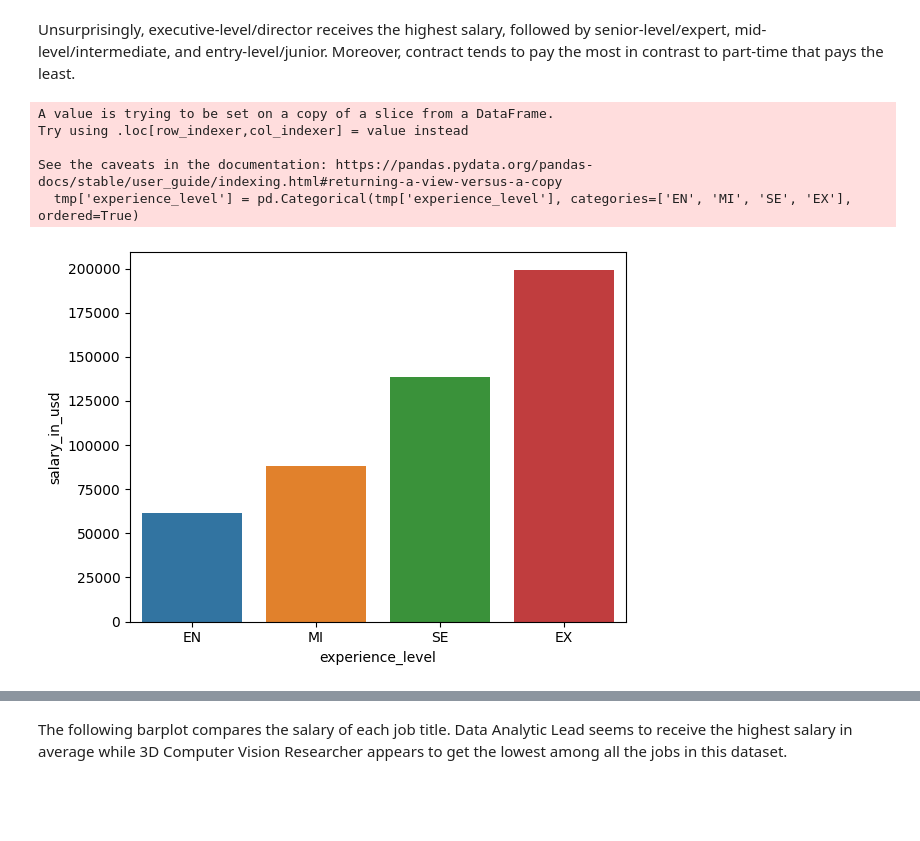
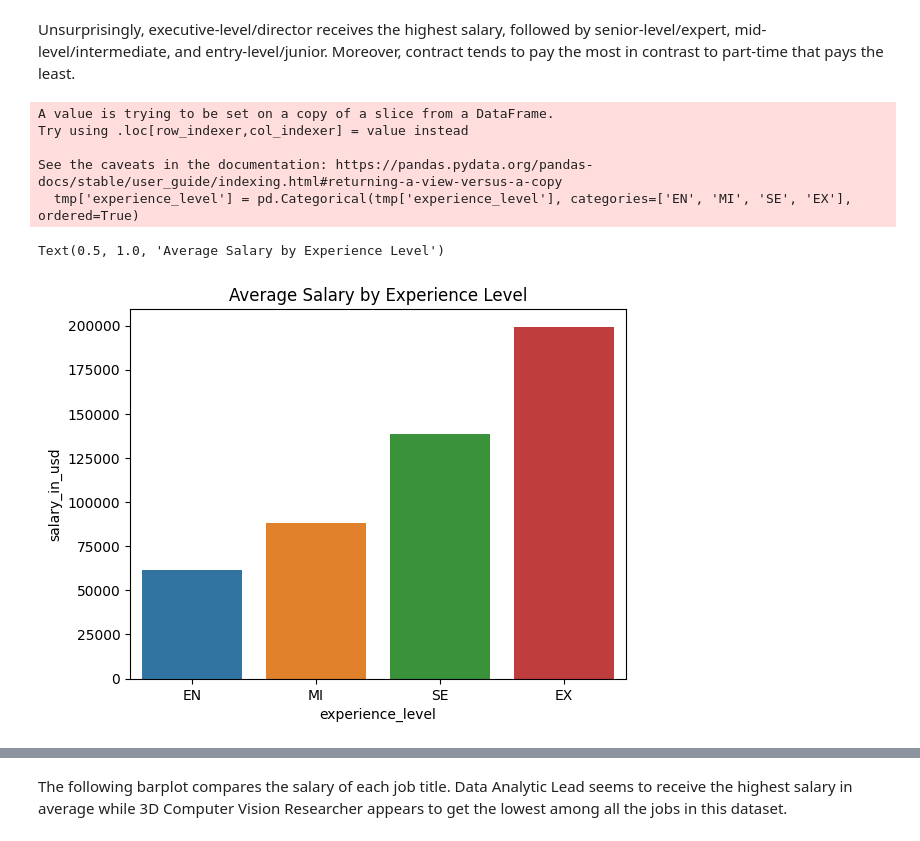
Before and after one commit to jtlantz/dm-proj1, a Jupyter notebook: notebooks/ds_salaries.ipynb, the cells around one changed output, grey strips where cells are left out. Cells and saved outputs as stored; diff of their text form; code cells hidden in the pictures; blank space fills up the shorter version.

```diff
--- a/notebooks/ds_salaries.ipynb
+++ b/notebooks/ds_salaries.ipynb
@@ -275,15 +260,17 @@ Unsurprisingly, executive-level/director receives the highest salary, followed b
 # %%
 tmp = df[['salary_in_usd', 'experience_level']]
 tmp['experience_level'] = pd.Categorical(tmp['experience_level'], categories=['EN', 'MI', 'SE', 'EX'], ordered=True)
 tmp = tmp.groupby(['experience_level'])['salary_in_usd'].mean().reset_index()
-ax = sns.barplot(data=tmp, x='experience_level', y='salary_in_usd')
+plot = sns.barplot(data=tmp, x='experience_level', y='salary_in_usd')
+plot.set_title('Average Salary by Experience Level')
 # %% [output]
 A value is trying to be set on a copy of a slice from a DataFrame.
 Try using .loc[row_indexer,col_indexer] = value instead
 
 See the caveats in the documentation: https://pandas.pydata.org/pandas-docs/stable/user_guide/indexing.html#returning-a-view-versus-a-copy
   tmp['experience_level'] = pd.Categorical(tmp['experience_level'], categories=['EN', 'MI', 'SE', 'EX'], ordered=True)
+Text(0.5, 1.0, 'Average Salary by Experience Level')
-[figure, old version]
+[figure, new version]
 # %%
 tmp = df[['employment_type', 'salary_in_usd', 'experience_level']]
 tmp['experience_level'] = pd.Categorical(tmp['experience_level'], categories=['EN', 'MI', 'SE', 'EX'], ordered=True)
```
Also changed, not shown: parts of 16 cells of this notebook.
